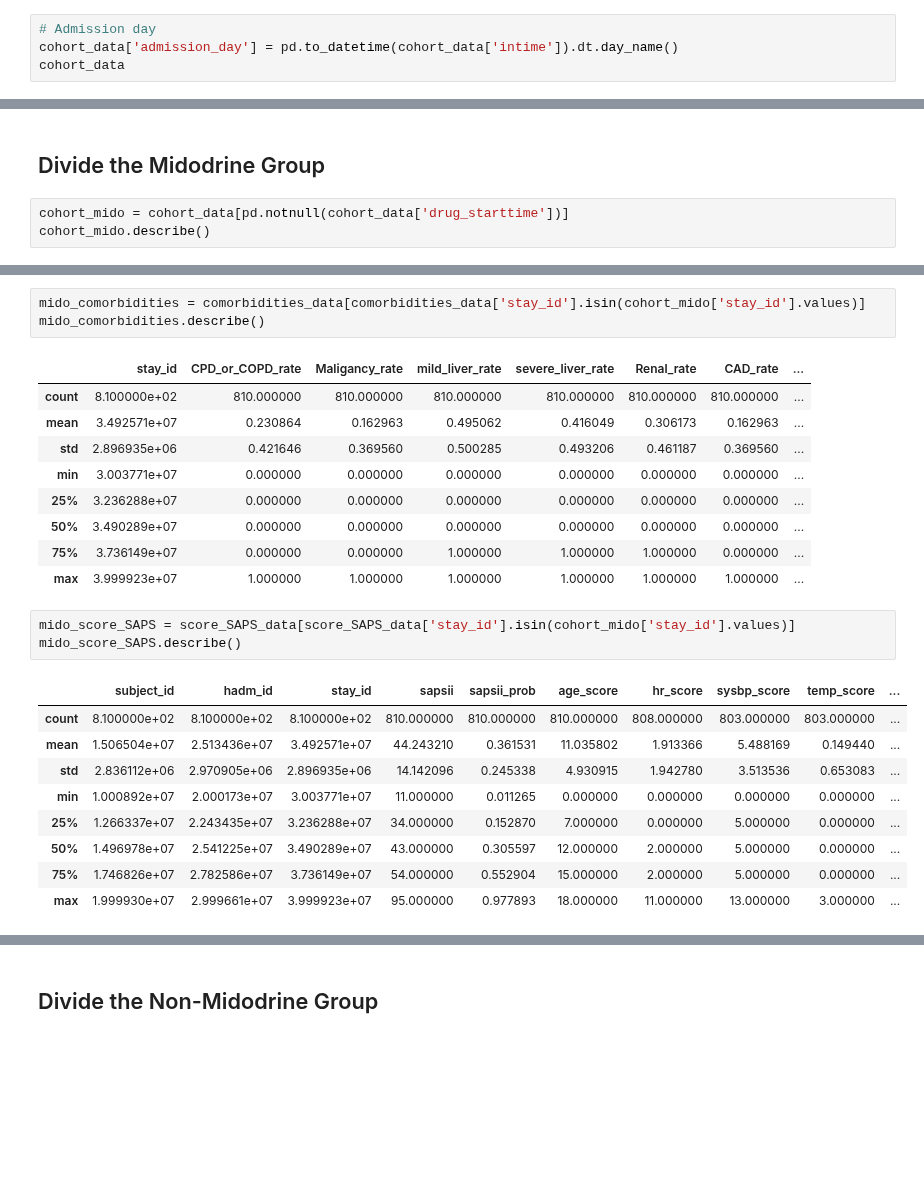
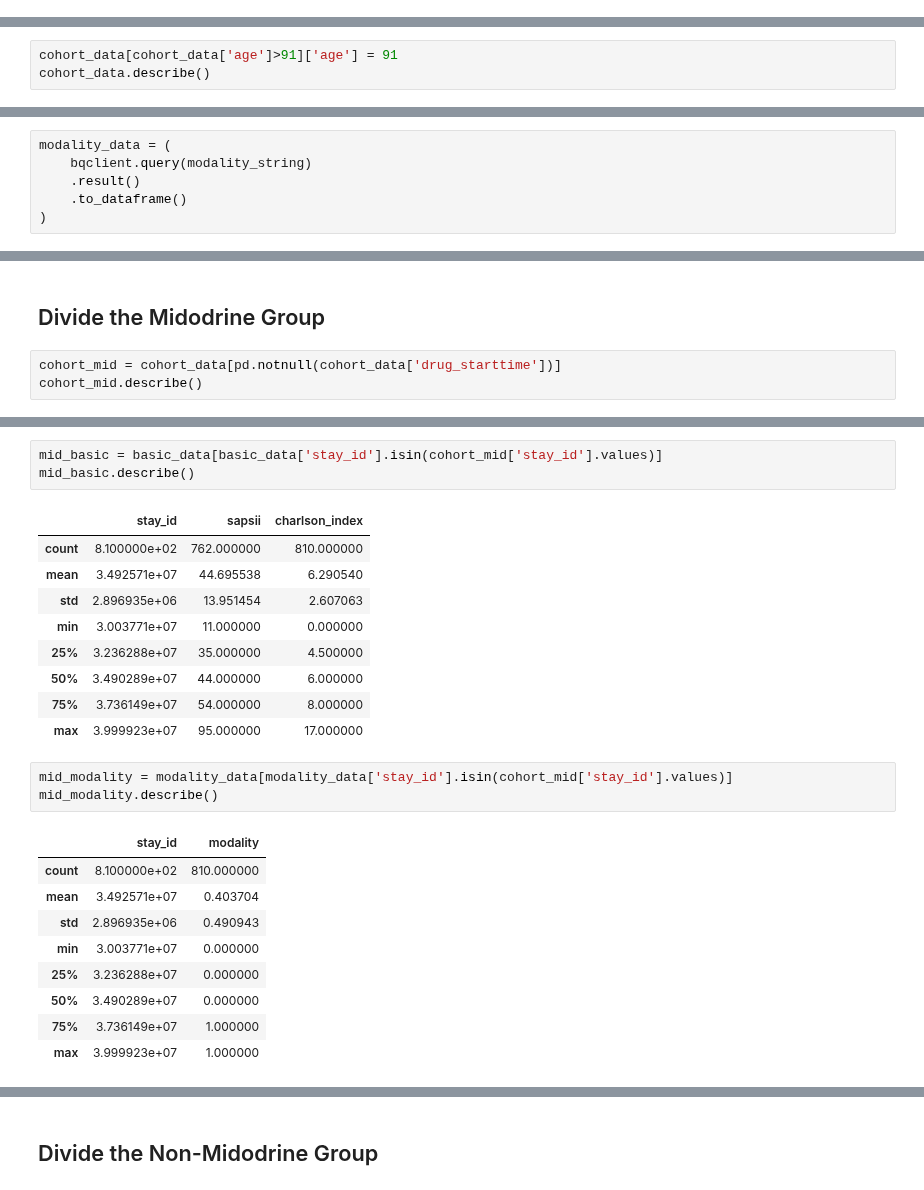
Before and after one commit to Jarvis-BITS/midodrine-mimic-iv, a Jupyter notebook: Midodrine_analysis.ipynb, the cells around one changed output, grey strips where cells are left out. Drawn from its saved outputs; the diff is of its cells as text; blank space fills up the shorter version.

```diff
--- a/Midodrine_analysis.ipynb
+++ b/Midodrine_analysis.ipynb
@@ -1281,4 +415,0 @@ Warning: total number of rows (35300) exceeds max_rows (20000). Falling back to
-# %%
-# Admission day
-cohort_data['admission_day'] = pd.to_datetime(cohort_data['intime']).dt.day_name()
-cohort_data
@@ -1319,0 +416,3 @@ dtype: int64
+# %%
+cohort_data[cohort_data['age']>91]['age'] = 91
+cohort_data.describe()
@@ -1345,0 +481,6 @@ Warning: total number of rows (287155) exceeds max_rows (20000). Limiting to fir
+# %%
+modality_data = (
+    bqclient.query(modality_string)
+    .result()
+    .to_dataframe()
+)
@@ -1511,6 +603,6 @@ Warning: total number of rows (6358767) exceeds max_rows (20000). Falling back t
 # %% [markdown]
 ## Divide the Midodrine Group
 # %%
-cohort_mido = cohort_data[pd.notnull(cohort_data['drug_starttime'])]
-cohort_mido.describe()
+cohort_mid = cohort_data[pd.notnull(cohort_data['drug_starttime'])]
+cohort_mid.describe()
 # %% [output]
@@ -1565,27 +671,27 @@ mido_labs.describe()
 # %%
-mido_comorbidities = comorbidities_data[comorbidities_data['stay_id'].isin(cohort_mido['stay_id'].values)]
-mido_comorbidities.describe()
+mid_basic = basic_data[basic_data['stay_id'].isin(cohort_mid['stay_id'].values)]
+mid_basic.describe()
 # %% [output]
-|  | stay_id | CPD_or_COPD_rate | Maligancy_rate | mild_liver_rate | severe_liver_rate | Renal_rate | CAD_rate | ... |
-| count | 8.100000e+02 | 810.000000 | 810.000000 | 810.000000 | 810.000000 | 810.000000 | 810.000000 | ... |
-| mean | 3.492571e+07 | 0.230864 | 0.162963 | 0.495062 | 0.416049 | 0.306173 | 0.162963 | ... |
-| std | 2.896935e+06 | 0.421646 | 0.369560 | 0.500285 | 0.493206 | 0.461187 | 0.369560 | ... |
-| min | 3.003771e+07 | 0.000000 | 0.000000 | 0.000000 | 0.000000 | 0.000000 | 0.000000 | ... |
-| 25% | 3.236288e+07 | 0.000000 | 0.000000 | 0.000000 | 0.000000 | 0.000000 | 0.000000 | ... |
-| 50% | 3.490289e+07 | 0.000000 | 0.000000 | 0.000000 | 0.000000 | 0.000000 | 0.000000 | ... |
-| 75% | 3.736149e+07 | 0.000000 | 0.000000 | 1.000000 | 1.000000 | 1.000000 | 0.000000 | ... |
-| max | 3.999923e+07 | 1.000000 | 1.000000 | 1.000000 | 1.000000 | 1.000000 | 1.000000 | ... |
+|  | stay_id | sapsii | charlson_index |
+| count | 8.100000e+02 | 762.000000 | 810.000000 |
+| mean | 3.492571e+07 | 44.695538 | 6.290540 |
+| std | 2.896935e+06 | 13.951454 | 2.607063 |
+| min | 3.003771e+07 | 11.000000 | 0.000000 |
+| 25% | 3.236288e+07 | 35.000000 | 4.500000 |
+| 50% | 3.490289e+07 | 44.000000 | 6.000000 |
+| 75% | 3.736149e+07 | 54.000000 | 8.000000 |
+| max | 3.999923e+07 | 95.000000 | 17.000000 |
 # %%
-mido_score_SAPS = score_SAPS_data[score_SAPS_data['stay_id'].isin(cohort_mido['stay_id'].values)]
-mido_score_SAPS.describe()
+mid_modality = modality_data[modality_data['stay_id'].isin(cohort_mid['stay_id'].values)]
+mid_modality.describe()
 # %% [output]
-|  | subject_id | hadm_id | stay_id | sapsii | sapsii_prob | age_score | hr_score | sysbp_score | temp_score | ... |
-| count | 8.100000e+02 | 8.100000e+02 | 8.100000e+02 | 810.000000 | 810.000000 | 810.000000 | 808.000000 | 803.000000 | 803.000000 | ... |
-| mean | 1.506504e+07 | 2.513436e+07 | 3.492571e+07 | 44.243210 | 0.361531 | 11.035802 | 1.913366 | 5.488169 | 0.149440 | ... |
-| std | 2.836112e+06 | 2.970905e+06 | 2.896935e+06 | 14.142096 | 0.245338 | 4.930915 | 1.942780 | 3.513536 | 0.653083 | ... |
-| min | 1.000892e+07 | 2.000173e+07 | 3.003771e+07 | 11.000000 | 0.011265 | 0.000000 | 0.000000 | 0.000000 | 0.000000 | ... |
-| 25% | 1.266337e+07 | 2.243435e+07 | 3.236288e+07 | 34.000000 | 0.152870 | 7.000000 | 0.000000 | 5.000000 | 0.000000 | ... |
-| 50% | 1.496978e+07 | 2.541225e+07 | 3.490289e+07 | 43.000000 | 0.305597 | 12.000000 | 2.000000 | 5.000000 | 0.000000 | ... |
-| 75% | 1.746826e+07 | 2.782586e+07 | 3.736149e+07 | 54.000000 | 0.552904 | 15.000000 | 2.000000 | 5.000000 | 0.000000 | ... |
-| max | 1.999930e+07 | 2.999661e+07 | 3.999923e+07 | 95.000000 | 0.977893 | 18.000000 | 11.000000 | 13.000000 | 3.000000 | ... |
+|  | stay_id | modality |
+| count | 8.100000e+02 | 810.000000 |
+| mean | 3.492571e+07 | 0.403704 |
+| std | 2.896935e+06 | 0.490943 |
+| min | 3.003771e+07 | 0.000000 |
+| 25% | 3.236288e+07 | 0.000000 |
+| 50% | 3.490289e+07 | 0.000000 |
+| 75% | 3.736149e+07 | 1.000000 |
+| max | 3.999923e+07 | 1.000000 |
 # %%
```
Also changed, not shown: parts of 88 cells of this notebook.
